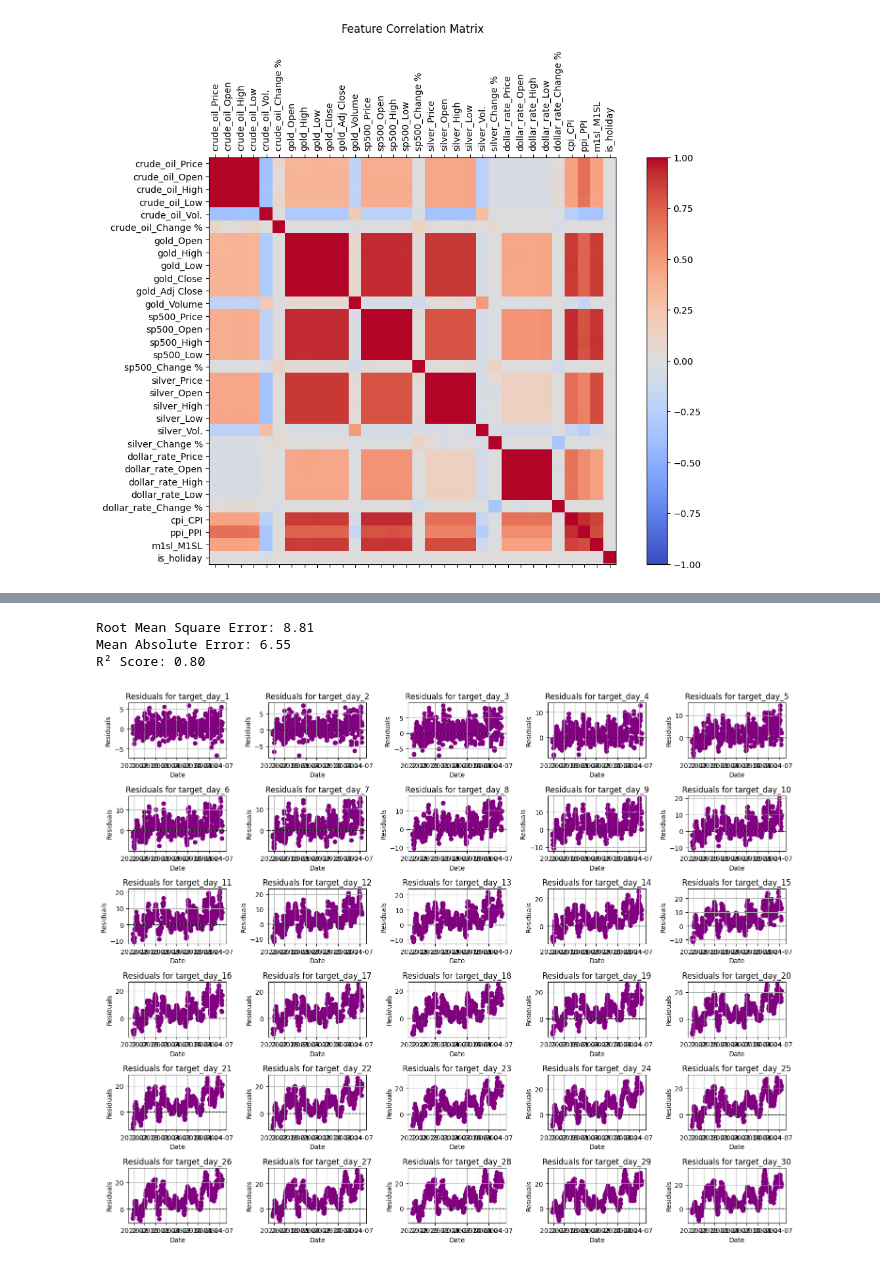
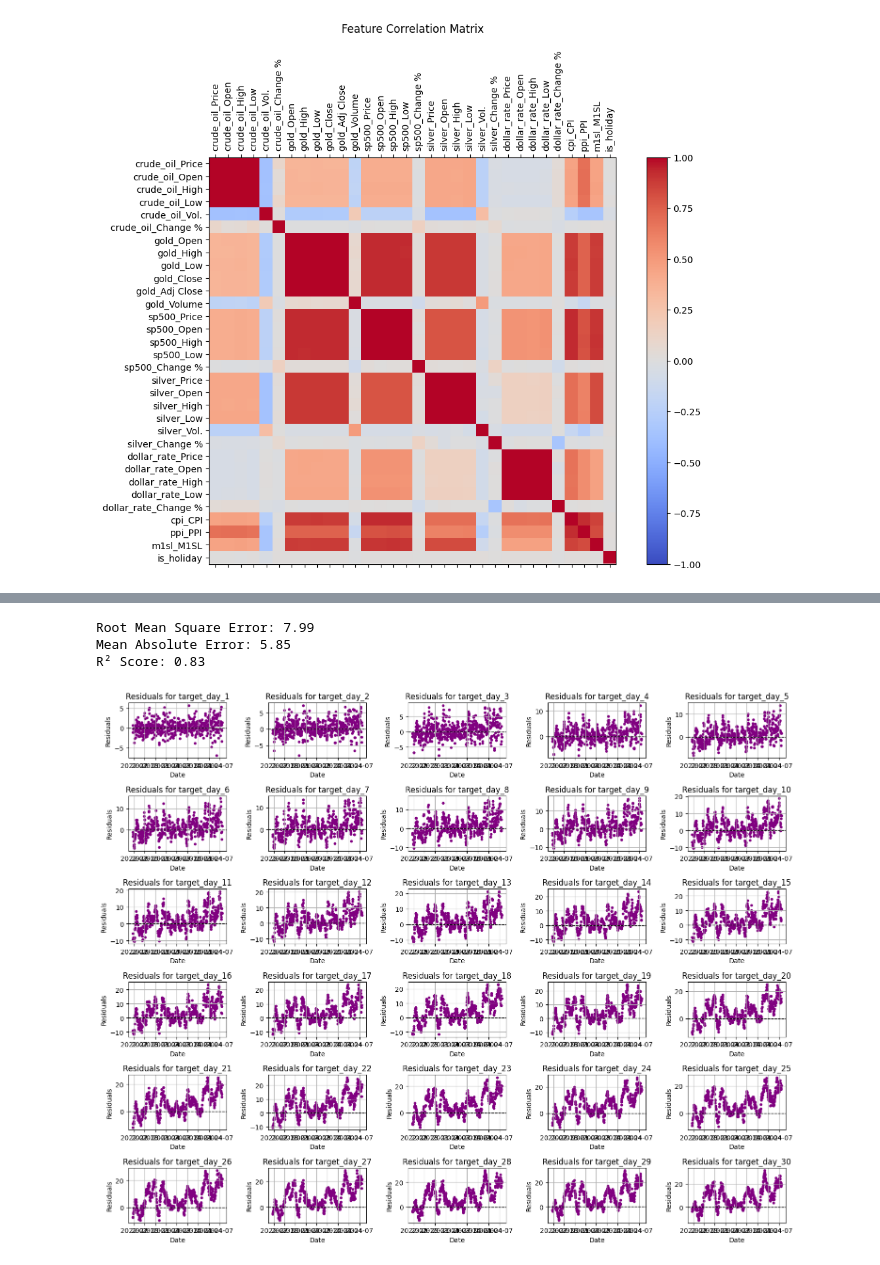
Before and after one commit to DanaMikulinsky/fintechFinalProject, a Jupyter notebook: linearRegression.ipynb, the cells around one changed output, grey strips where cells are left out. Saved outputs shown, nothing was run; the diff lists cells and outputs as text; code cells hidden in the pictures.

```diff
--- a/linearRegression.ipynb
+++ b/linearRegression.ipynb
@@ -55,6 +59,6 @@ plot_corr_matrix(df)
 # %%
 # adding columns to predict - dependent on number of days
-#df = df[['gold_Close', 'silver_Price', 'sp500_Price','gold_price_yesterday', 'gold_price_2days', 'gold_price_3days','cpi_CPI', 'ppi_PPI', 'm1sl_M1SL', 'dollar_rate_Price','is_holiday']]
+df = df[['gold_Close', 'silver_Price', 'sp500_Price','gold_price_yesterday', 'gold_price_2days', 'gold_price_3days','cpi_CPI', 'ppi_PPI', 'm1sl_M1SL', 'dollar_rate_Price','is_holiday']]
 
 num_days = 30 # Number of days to predict
 # Prepare target columns for x-day predictions
@@ -62,12 +66,12 @@ for i in range(1, num_days + 1):
     df[f'target_day_{i}'] = df['gold_Close'].shift(-i)
 
 # Drop rows with NaN values from shifting
-df = df.dropna()
+#df = df.dropna()
 # Separate features and targets
 # filter df to leave only 1 column of each type
-X = df.drop(columns=[f'target_day_{i}' for i in range(1, num_days + 1)])
-y = df[[f'target_day_{i}' for i in range(1, num_days + 1)]]
-
+#X = df.drop(columns=[f'target_day_{i}' for i in range(1, num_days + 1)])
+#y = df[[f'target_day_{i}' for i in range(1, num_days + 1)]]
+"""# scale data
 X_train, X_test, y_train, y_test = train_test_split(X, y, test_size=0.2, shuffle=False)
 
 X_train_dropped = X_train.dropna()
@@ -87,7 +91,7 @@ common_index = X_test_dropped.index.intersection(y_test_dropped.index)
 X_test_dropped = X_test_dropped.loc[common_index]
 y_test_dropped = y_test_dropped.loc[common_index]
 
-X
+X"""
 # %% [output]
 A value is trying to be set on a copy of a slice from a DataFrame.
 Try using .loc[row_indexer,col_indexer] = value instead
@@ -154,8 +145,8 @@ y_train_scaled = pd.DataFrame(scaler_y.fit_transform(y_train), columns=y.columns
 y_test_scaled = pd.DataFrame(scaler_y.transform(y_test), columns=y.columns, index=y_test.index)
 
 # Drop NaNs from scaled train sets (ensures rows align with shifted target data)
-X_train_scaled_dropped = X_train_scaled.dropna()
-y_train_scaled_dropped = y_train_scaled.loc[X_train_scaled_dropped.index]
+X_train_dropped = X_train_scaled.dropna()
+y_train_dropped = y_train_scaled.loc[X_train_dropped.index]
 
 # Drop NaNs from scaled test sets and ensure alignment
 X_test_scaled_dropped = X_test_scaled.dropna()
@@ -340,9 +269,10 @@ for day_index, estimator in enumerate(model.estimators_):
 
 # Plot the coefficients for each feature across target days
 plt.figure(figsize=(14, 8))
-colors = ['blue', 'green', 'red', 'purple', 'orange', 'brown', 'pink', 'gray', 'olive', 'cyan', 'lightblue', 'mediumblue', 'teal', 'dodgerblue']  # Add more colors if needed
+colors = ['blue', 'green', 'red', 'purple', 'orange', 'brown', 'pink', 'gray', 'olive', 'cyan', 'lightblue', 'mediumblue', 'teal', 'dodgerblue', 'lightgreen']  # Add more colors if needed
 # Loop over the rows (features) and plot them
 i=0
+print(len(coefficients_df.index))
 for feature in coefficients_df.index:
     plt.plot(coefficients_df.columns, coefficients_df.loc[feature, :], label=feature, color = colors[i], marker='o')
     i+=1
@@ -538,42 +509,49 @@ predictions_df
 # %%
 from sklearn.metrics import mean_squared_error, mean_absolute_error, r2_score
+import numpy as np
+import matplotlib.pyplot as plt
+
+# Convert y_test_dropped back to original scale
+y_test_dropped_original = scaler_y.inverse_transform(y_test_dropped)
 
 # Calculate performance metrics
-rmse = np.sqrt(mean_squared_error(y_test_dropped, predictions))
-mae = mean_absolute_error(y_test_dropped, predictions)
-r2 = r2_score(y_test_dropped, predictions)
+rmse = np.sqrt(mean_squared_error(y_test_dropped_original, predictions))
+mae = mean_absolute_error(y_test_dropped_original, predictions)
+r2 = r2_score(y_test_dropped_original, predictions)
 
 print(f"Root Mean Square Error: {rmse:.2f}")
 print(f"Mean Absolute Error: {mae:.2f}")
 print(f"R² Score: {r2:.2f}")
 
-# Plot residuals
-residuals = y_test_dropped - predictions
+# Calculate residuals
+residuals = y_test_dropped_original - predictions
 
-# Assuming you have residuals as 'residuals' DataFrame with target_day_1, target_day_2, ..., target_day_30
-# Create a plot for each target day
+# Prepare target day labels
 target_days = [f'target_day_{i}' for i in range(1, 31)]
 
+# Convert residuals to DataFrame for easy access by target days
+residuals_df = pd.DataFrame(residuals, index=y_test_dropped.index, columns=target_days)
+
 # Set up the figure and axes for subplots
-fig, axes = plt.subplots(6, 5, figsize=(15, 12))  # Adjust the number of rows and columns as needed
+fig, axes = plt.subplots(6, 5, figsize=(15, 12))
 axes = axes.flatten()
 
 # Loop over each target day and plot residuals for that day
 for i, target_day in enumerate(target_days):
-    residuals_day = residuals[target_day]
+    residuals_day = residuals_df[target_day]
 
-    axes[i].scatter(y_test_dropped.index, residuals_day, color='purple')
+    axes[i].scatter(residuals_df.index, residuals_day, color='purple', s=10)
     axes[i].axhline(0, color='black', linestyle='--', linewidth=1)
     axes[i].set_title(f'Residuals for {target_day}')
     axes[i].set_xlabel('Date')
     axes[i].set_ylabel('Residuals')
     axes[i].grid()
 
 # Adjust layout for better spacing between subplots
 plt.tight_layout()
 plt.show()
 # %% [output]
-Root Mean Square Error: 8.81
-Mean Absolute Error: 6.55
-R² Score: 0.80
+Root Mean Square Error: 7.99
+Mean Absolute Error: 5.85
+R² Score: 0.83
-[figure, old version]
+[figure, new version]
```
Also changed, not shown: parts of 17 cells of this notebook.
